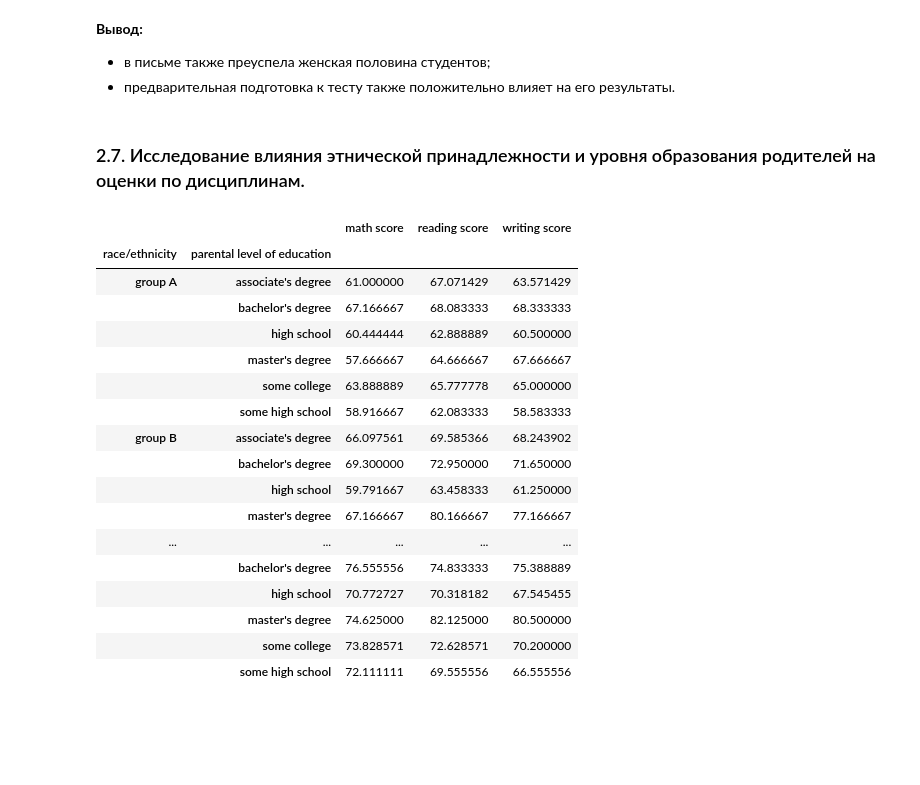
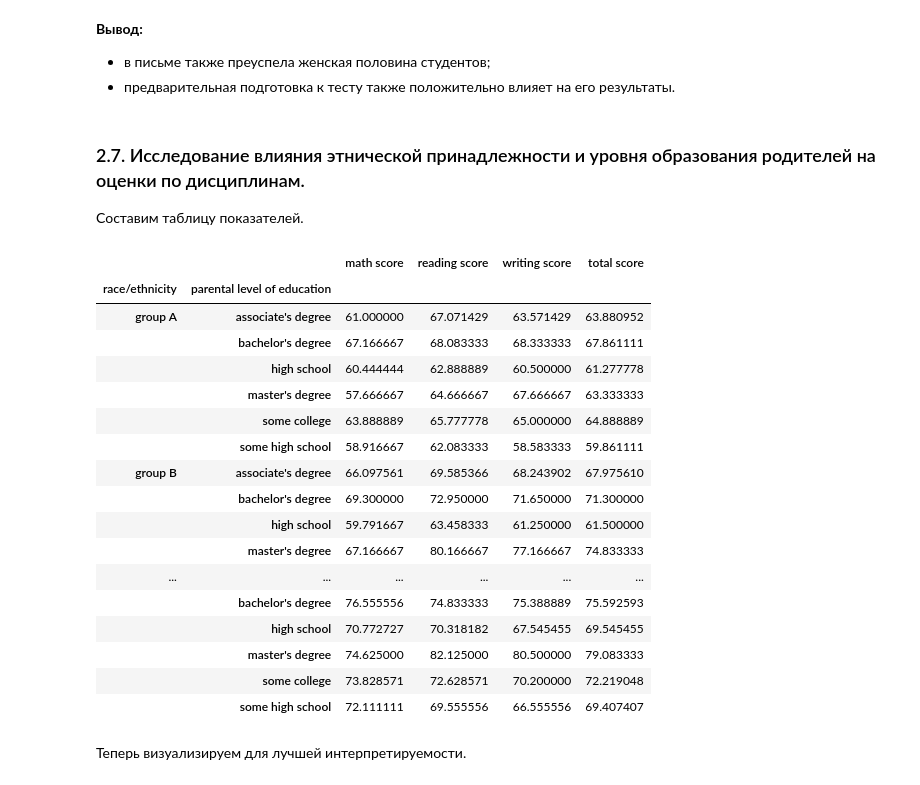
Before and after one commit to kirillshefer/student_perfomance, a Jupyter notebook: student_prefomance.ipynb, the cells around one changed output. Saved outputs shown, nothing was run; the diff lists cells and outputs as text; code cells hidden in the pictures; blank space fills up the shorter version.

Commit message:
main context added in student_perfomance.ipynb

```diff
--- a/student_prefomance.ipynb
+++ b/student_prefomance.ipynb
@@ -321,36 +385,33 @@ student_perfomance_df[['gender', 'test preparation course', 'writing score']]\
 - предварительная подготовка к тесту также положительно влияет на его результаты.
 # %% [markdown]
 ### 2.7. Исследование влияния этнической принадлежности и уровня образования родителей на оценки по дисциплинам. <a id="section27"></a>
+Составим таблицу показателей.
 # %%
-# education = student_perfomance_df[['race/ethnicity','parental level of education','lunch']]\
-# .groupby(['race/ethnicity','parental level of education'])\
-# .count()\
-# .reset_index()\
-# .rename(columns={'lunch':'count'}, inplace=True)
-# education.head()
-
 race_parent_level_sp_df =\
 student_perfomance_df[['race/ethnicity', 'parental level of education', 'math score', 'reading score', 'writing score']]\
 .groupby(['race/ethnicity', 'parental level of education'])\
 .agg('mean')
 
-race_parent_level_sp_df['total score'] =
+race_parent_level_sp_df['total score'] = race_parent_level_sp_df[['math score', 'reading score', 'writing score']].mean(axis=1)
+race_parent_level_sp_df
 # %% [output]
-|  |  | math score | reading score | writing score |
-| race/ethnicity | parental level of education |  |  |  |
-| group A | associate's degree | 61.000000 | 67.071429 | 63.571429 |
-|  | bachelor's degree | 67.166667 | 68.083333 | 68.333333 |
-|  | high school | 60.444444 | 62.888889 | 60.500000 |
-|  | master's degree | 57.666667 | 64.666667 | 67.666667 |
-|  | some college | 63.888889 | 65.777778 | 65.000000 |
-|  | some high school | 58.916667 | 62.083333 | 58.583333 |
-| group B | associate's degree | 66.097561 | 69.585366 | 68.243902 |
-|  | bachelor's degree | 69.300000 | 72.950000 | 71.650000 |
-|  | high school | 59.791667 | 63.458333 | 61.250000 |
-|  | master's degree | 67.166667 | 80.166667 | 77.166667 |
-| ... | ... | ... | ... | ... |
-|  | bachelor's degree | 76.555556 | 74.833333 | 75.388889 |
-|  | high school | 70.772727 | 70.318182 | 67.545455 |
-|  | master's degree | 74.625000 | 82.125000 | 80.500000 |
-|  | some college | 73.828571 | 72.628571 | 70.200000 |
-|  | some high school | 72.111111 | 69.555556 | 66.555556 |
+|  |  | math score | reading score | writing score | total score |
+| race/ethnicity | parental level of education |  |  |  |  |
+| group A | associate's degree | 61.000000 | 67.071429 | 63.571429 | 63.880952 |
+|  | bachelor's degree | 67.166667 | 68.083333 | 68.333333 | 67.861111 |
+|  | high school | 60.444444 | 62.888889 | 60.500000 | 61.277778 |
+|  | master's degree | 57.666667 | 64.666667 | 67.666667 | 63.333333 |
+|  | some college | 63.888889 | 65.777778 | 65.000000 | 64.888889 |
+|  | some high school | 58.916667 | 62.083333 | 58.583333 | 59.861111 |
+| group B | associate's degree | 66.097561 | 69.585366 | 68.243902 | 67.975610 |
+|  | bachelor's degree | 69.300000 | 72.950000 | 71.650000 | 71.300000 |
+|  | high school | 59.791667 | 63.458333 | 61.250000 | 61.500000 |
+|  | master's degree | 67.166667 | 80.166667 | 77.166667 | 74.833333 |
+| ... | ... | ... | ... | ... | ... |
+|  | bachelor's degree | 76.555556 | 74.833333 | 75.388889 | 75.592593 |
+|  | high school | 70.772727 | 70.318182 | 67.545455 | 69.545455 |
+|  | master's degree | 74.625000 | 82.125000 | 80.500000 | 79.083333 |
+|  | some college | 73.828571 | 72.628571 | 70.200000 | 72.219048 |
+|  | some high school | 72.111111 | 69.555556 | 66.555556 | 69.407407 |
+# %% [markdown]
+Теперь визуализируем для лучшей интерпретируемости.
```
Also changed, not shown: parts of 19 cells of this notebook.
